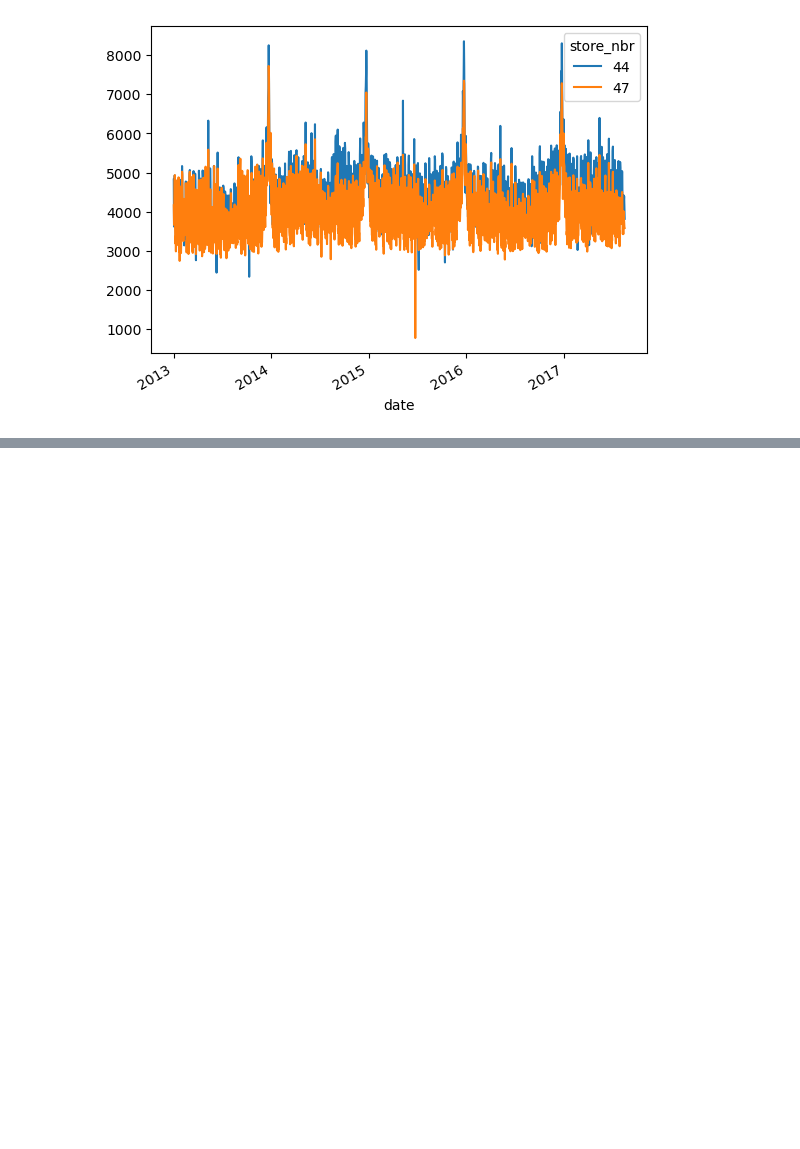
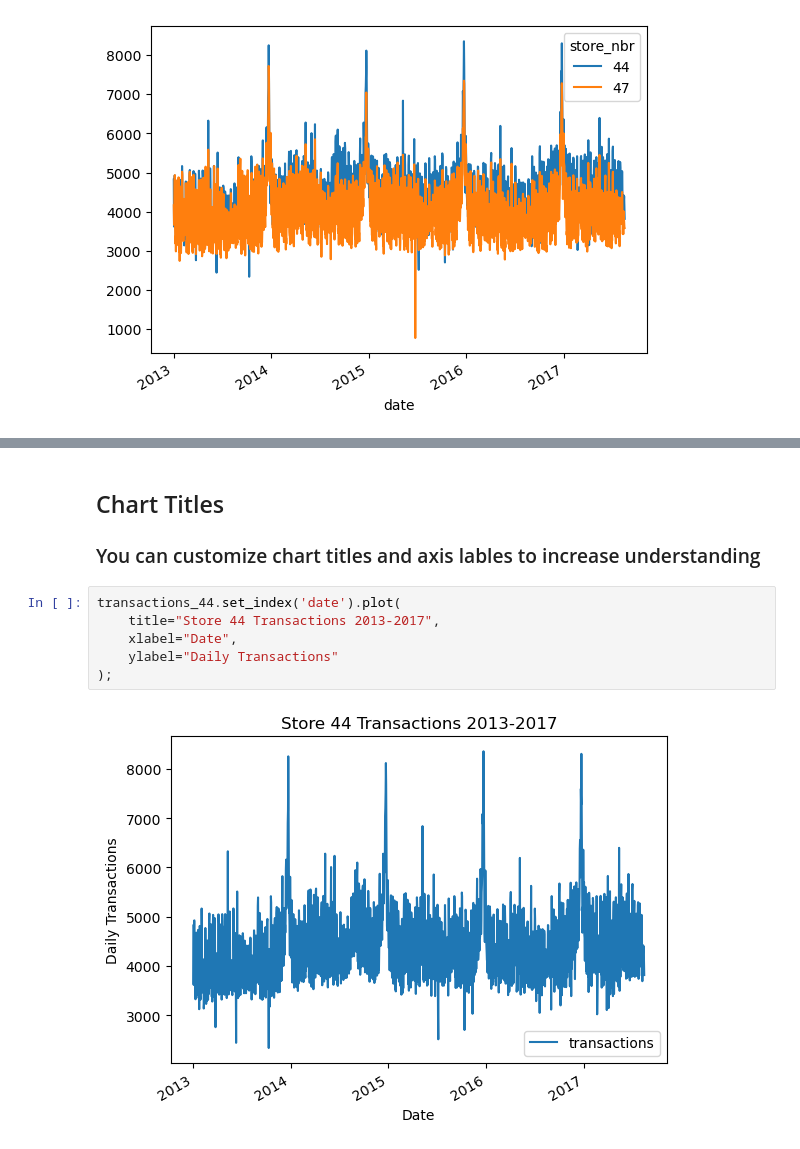
Before and after one commit to amorganhunt/Maven-NumPy-and-Pandas-2, a Jupyter notebook: maven_python_course/data_visualization/matplotlib.ipynb, the cells around one changed output, grey strips where cells are left out. Drawn from its saved outputs; the diff is of its cells as text; blank space fills up the shorter version.

Commit message:
plots

```diff
--- a/maven_python_course/data_visualization/matplotlib.ipynb
+++ b/maven_python_course/data_visualization/matplotlib.ipynb
@@ -65,0 +73,11 @@ transactions_44.set_index("date").plot()
+# %% [markdown]
+## Chart Titles
+### You can customize chart titles and axis lables to increase understanding
+# %%
+transactions_44.set_index('date').plot(
+    title="Store 44 Transactions 2013-2017",
+    xlabel="Date",
+    ylabel="Daily Transactions"
+);
+# %% [output]
+[figure, added]
```
Also changed, not shown: parts of 16 cells of this notebook, 1 other file.
